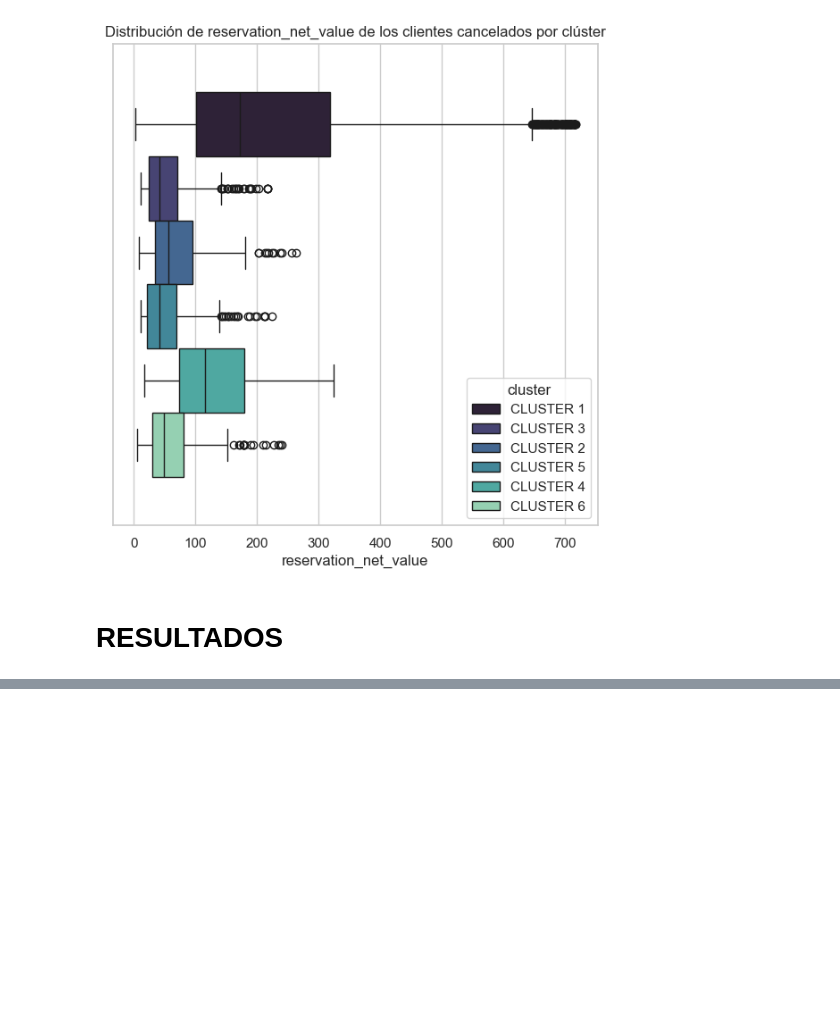
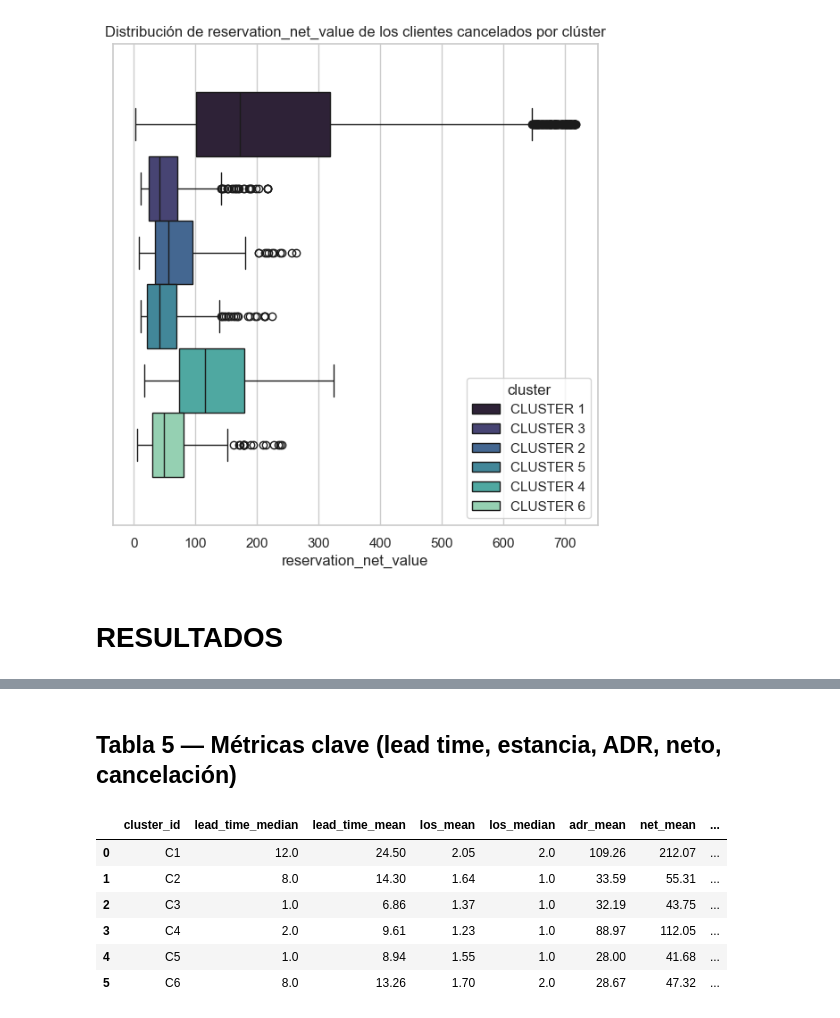
Before and after one commit to danielsoponaru/25-26_2_R6_VERDE_CLARO, a Jupyter notebook: proyecto_vs_gvc/04-Clusterizacion2.ipynb, the cells around one changed output, grey strips where cells are left out. Cells and saved outputs as stored; diff of their text form; code cells hidden in the pictures; blank space fills up the shorter version.

Commit message:
Enrriquecimiento de tablas

```diff
--- a/proyecto_vs_gvc/04-Clusterizacion2.ipynb
+++ b/proyecto_vs_gvc/04-Clusterizacion2.ipynb
@@ -279,4 +279,10 @@ for var in var_flo:
 # %% [markdown]
 # RESULTADOS
 # %%
-centroides_num
+import pandas as pd
+import numpy as np
+from IPython.display import display, Markdown
+import os
+
+df = pd.read_csv(os.path.join('Datos', 'Transformados', 'df_clustering.csv'))  # ajusta la ruta si hace falta
+df["cluster_id"] = "C" + df["cluster"].astype(str).str.extract(r"(\d+)")[0].astype(int).astype(str)
@@ -303,0 +403,27 @@ centroides_bool
+# %%
+metrics = df.groupby("cluster_id").agg(
+    lead_time_median=("lead_time", "median"),
+    lead_time_mean=("lead_time", "mean"),
+    los_mean=("lenght_of_stay", "mean"),
+    los_median=("lenght_of_stay", "median"),
+    adr_mean=("total_adr", "mean"),
+    net_mean=("reservation_net_value", "mean"),
+    cancel_rate=("is_cancelled", "mean"),
+    days_before_cancel_mean=("days_before_cancel", "mean"),
+    cancellation_lead_time_mean=("cancellation_lead_time", "mean"),
+).round(2)
+
+metrics["cancel_rate_%"] = (metrics["cancel_rate"] * 100).round(1)
+metrics = metrics.drop(columns=["cancel_rate"]).sort_index().reset_index()
+
+display(Markdown("## Tabla 5 — Métricas clave (lead time, estancia, ADR, neto, cancelación)"))
+display(metrics)
+# %% [output]
+## Tabla 5 — Métricas clave (lead time, estancia, ADR, neto, cancelación)
+|  | cluster_id | lead_time_median | lead_time_mean | los_mean | los_median | adr_mean | net_mean | ... |
+| 0 | C1 | 12.0 | 24.50 | 2.05 | 2.0 | 109.26 | 212.07 | ... |
+| 1 | C2 | 8.0 | 14.30 | 1.64 | 1.0 | 33.59 | 55.31 | ... |
+| 2 | C3 | 1.0 | 6.86 | 1.37 | 1.0 | 32.19 | 43.75 | ... |
+| 3 | C4 | 2.0 | 9.61 | 1.23 | 1.0 | 88.97 | 112.05 | ... |
+| 4 | C5 | 1.0 | 8.94 | 1.55 | 1.0 | 28.00 | 41.68 | ... |
+| 5 | C6 | 8.0 | 13.26 | 1.70 | 2.0 | 28.67 | 47.32 | ... |
```
Also changed, not shown: parts of 11 cells of this notebook.
